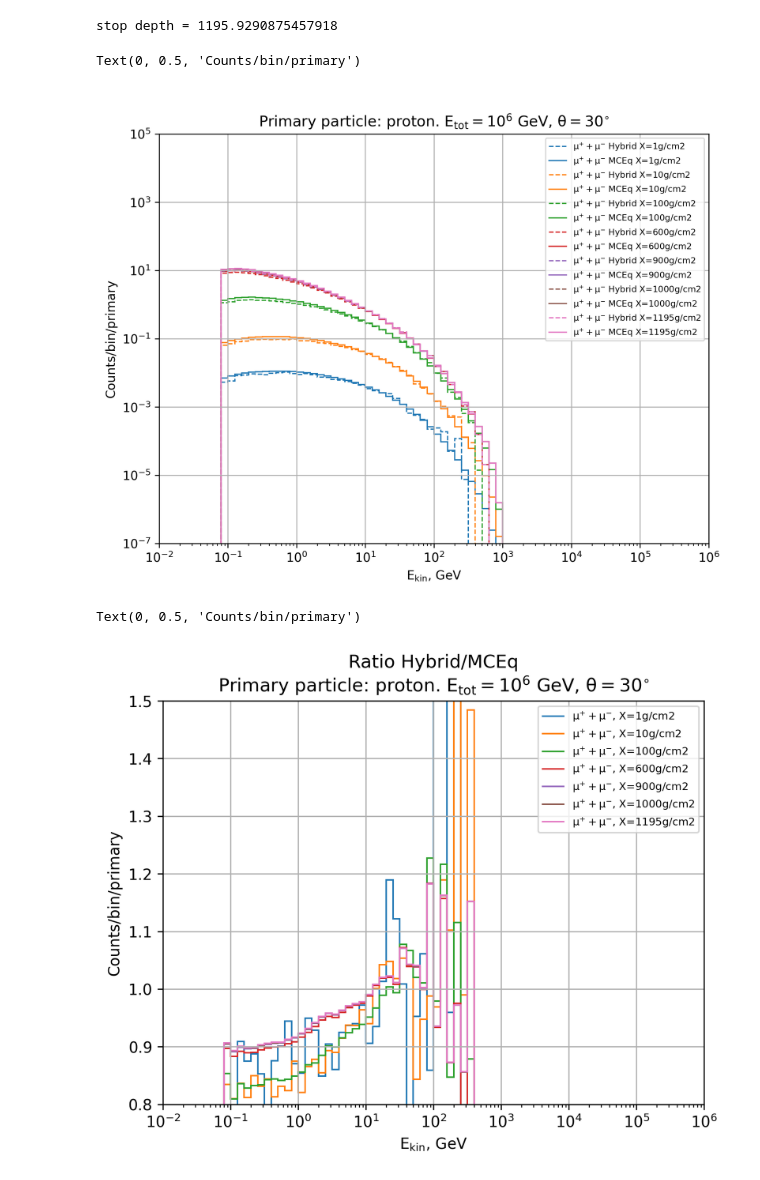
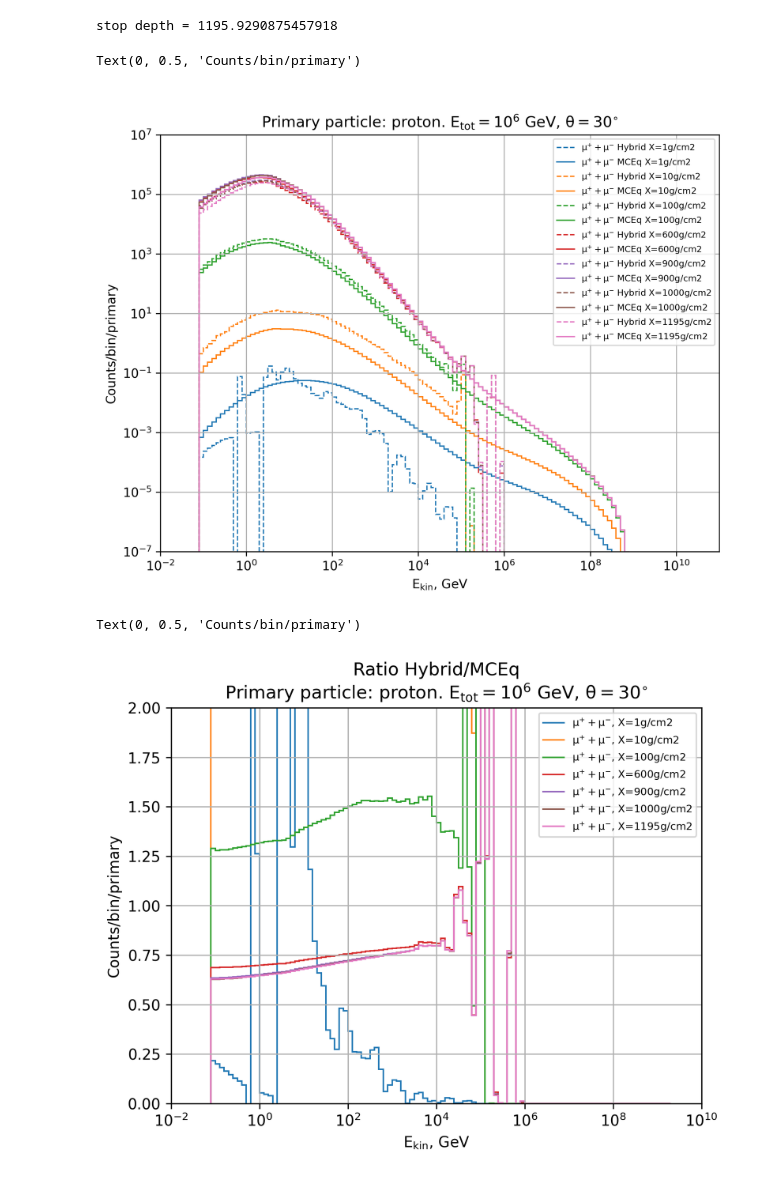
Before and after one commit to jncots/xmax_sigma, a Jupyter notebook: flincpy/scripts_02/01_histograms/07_hybrid_mceq.ipynb, the cells around one changed output. Drawn from its saved outputs; the diff is of its cells as text; code cells hidden in the pictures.

```diff
--- a/flincpy/scripts_02/01_histograms/07_hybrid_mceq.ipynb
+++ b/flincpy/scripts_02/01_histograms/07_hybrid_mceq.ipynb
@@ -23,10 +23,10 @@ int_model0 = InteractionModel(model, ekin, target)
 # %%
 from mceq_utils.mceq_comparison import HybridMCEq
 hybrid_mceq = HybridMCEq(pdg_id = 2212,
-                           energy = 1e3,
+                           energy = 1e9,
                            theta_deg = 30,
                            slant_depths=[1, 10, 100, 600, 900, 1000, 1195],
-                           energy_range=[1e-1, 2e6])
+                           energy_range=[1e-1, 2e9])
 
 hybrid_mceq.set_result_categories([
                      ("mu", "mu+", "mu-"),
@@ -45,7 +45,7 @@ cas_driver = hybrid_mceq.start_cascade_driver(int_model0, 1e2)
 # %% [output]
 stop depth = 1195.9290875457918
 # %%
-hybrid_flux = hybrid_mceq.hybrid_solution(10000)
+hybrid_flux = hybrid_mceq.hybrid_solution(10)
 # %%
 line_colors = plt.rcParams['axes.prop_cycle'].by_key()['color']
 plt.figure(figsize=(8, 6))
@@ -58,12 +58,12 @@ ixdepth = 0
 ixdepths = range(len(hybrid_mceq.slant_depths))
 # ixdepths = [4, 5, 6]
 for ixdepth in ixdepths:
-    plt.stairs(hybrid_flux[ixdepth]["numu"], hybrid_mceq.e_bins,
+    plt.stairs(hybrid_flux[ixdepth]["mu"], hybrid_mceq.e_bins,
             label = r"${\mu}^{+} + {\mu}^{-}$ Hybrid X=" + f"{hybrid_mceq.slant_depths[ixdepth]}g/cm2",
             linestyle='--',
             color = line_colors[ixdepth])
 
-    plt.stairs(regular_flux[ixdepth]["numu"], hybrid_mceq.e_bins,
+    plt.stairs(regular_flux[ixdepth]["mu"], hybrid_mceq.e_bins,
             label = r"${\mu}^{+} + {\mu}^{-}$ MCEq X=" + f"{hybrid_mceq.slant_depths[ixdepth]}g/cm2",
             # linestyle='--',
             color = line_colors[ixdepth])
@@ -71,8 +71,8 @@ for ixdepth in ixdepths:
 
 plt.xscale("log")
 plt.yscale("log")
-plt.xlim(1e-2, 1e6)
-plt.ylim(1e-7, 1e5)
+plt.xlim(1e-2, 1e11)
+plt.ylim(1e-7, 1e7)
 plt.legend(fontsize="7")
 plt.grid()
 plt.title("\nPrimary particle: proton. "
@@ -81,40 +81,40 @@ plt.xlabel(r"$E_{kin}$, GeV")
 plt.ylabel(r"Counts/bin/primary")
 # %% [output]
 Text(0, 0.5, 'Counts/bin/primary')
-[figure, old version]
+[figure, new version]
 # %%
 line_colors = plt.rcParams['axes.prop_cycle'].by_key()['color']
 ixdepth = 0
 # plt.stairs(mceq_dist.flux[ixdepth]["pi0"], mceq_dist.e_bins,
 #            label = r"${\mu}^{+} + {\mu}^{-}$ Hybrid" + f"{mceq_dist.slant_depths[ixdepth]}",
 #            linestyle='-',
 #            color = line_colors[0])
 ixdepths = range(len(hybrid_mceq.slant_depths))
 # ixdepths = [4, 5, 6]
 for ixdepth in ixdepths:
     # plt.stairs(mceq_dist.flux[ixdepth]["mu"], mceq_dist.e_bins,
     #         label = r"${\mu}^{+} + {\mu}^{-}$ MCEq" + f"{mceq_dist.slant_depths[ixdepth]}",
     #         linestyle='--',
     #         color = line_colors[ixdepth])
 
-    plt.stairs(hybrid_flux[ixdepth]["numu"]/regular_flux[ixdepth]["numu"], hybrid_mceq.e_bins,
+    plt.stairs(hybrid_flux[ixdepth]["mu"]/regular_flux[ixdepth]["mu"], hybrid_mceq.e_bins,
             label = r"${\mu}^{+} + {\mu}^{-}$, X=" + f"{hybrid_mceq.slant_depths[ixdepth]}g/cm2",
             # linestyle='--',
             color = line_colors[ixdepth])
 
 plt.xscale("log")
 # plt.yscale("log")
-plt.xlim(1e-2, 1e6)
-plt.ylim(0.8, 1.5)
+plt.xlim(1e-2, 1e10)
+plt.ylim(0, 2)
 plt.legend(fontsize="7")
 plt.grid()
 plt.title("Ratio Hybrid/MCEq"+ "\nPrimary particle: proton. "
           +  r"$E_{tot}=10^{6}$ GeV" + r", $\theta = 30^{\circ}$")
 plt.xlabel(r"$E_{kin}$, GeV")
 plt.ylabel(r"Counts/bin/primary")
 # %% [output]
 Text(0, 0.5, 'Counts/bin/primary')
-[figure, old version]
+[figure, new version]
 # %%
 from cascade.cascade_analysis import CascadeAnalysis
 cascade_analysis = CascadeAnalysis(cas_driver)
```
Also changed, not shown: parts of 3 cells of this notebook, 1 other file.
